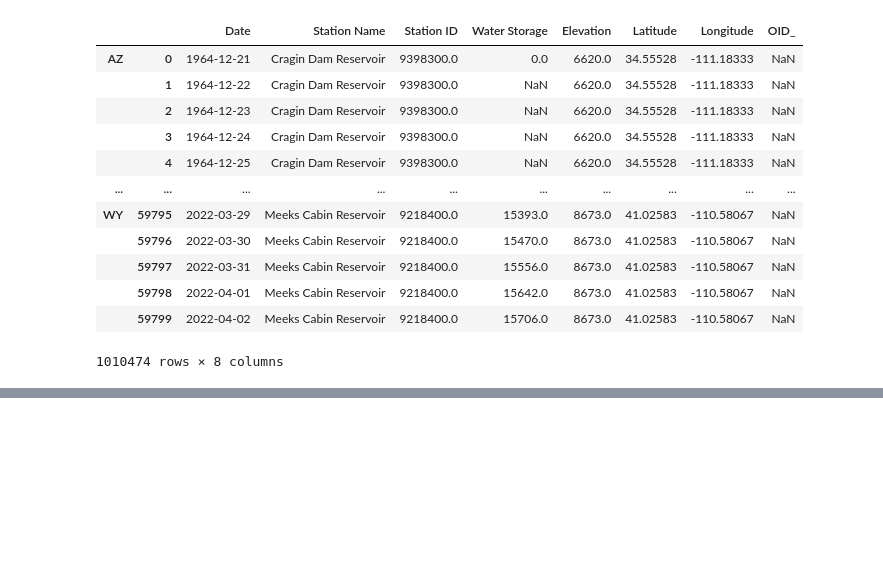
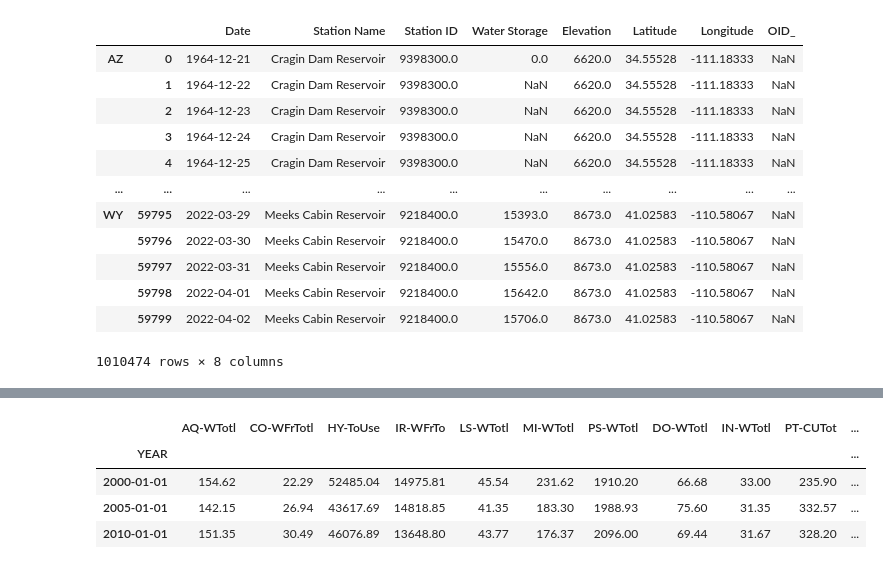
Before and after one commit to NaavSD/CO_River_Basin_SWE, a Jupyter notebook: Notebooks/Project_EDA.ipynb, the cells around one changed output, grey strips where cells are left out. Saved outputs shown, nothing was run; the diff lists cells and outputs as text; code cells hidden in the pictures; blank space fills up the shorter version.

```diff
--- a/Notebooks/Project_EDA.ipynb
+++ b/Notebooks/Project_EDA.ipynb
@@ -178,0 +317,30 @@ snow_data
+# %%
+def format_water_data(df, column):
+    df.index = pd.to_datetime(df['YEAR'], format='%Y', infer_datetime_format=True)
+    return df.groupby(df.index).aggregate({column : 'sum'})
+# %%
+aquaculture_withdrawals.index = pd.to_datetime(aquaculture_withdrawals['YEAR'], format='%Y', infer_datetime_format=True)
+# %%
+# format water withdrawal data
+aq_totls = format_water_data(aquaculture_withdrawals, 'AQ-WTotl')
+com_totls = format_water_data(commercial_withdrawals, 'CO-WFrTotl')
+hydro_totls = format_water_data(hydropower_withdrawals, 'HY-ToUse')
+irr_totls = format_water_data(irrigation_withdrawals, 'IR-WFrTo')
+ls_totls = format_water_data(livestock_withdrawals, 'LS-WTotl')
+mi_totls = format_water_data(mining_withdrawals, 'MI-WTotl')
+pub_totls = format_water_data(public_withdrawals, 'PS-WTotl')
+ss_dom_totls = format_water_data(ss_domestic_withdrawals, 'DO-WTotl')
+ss_ind_totls = format_water_data(ss_industrial_withdrawals, 'IN-WTotl')
+te_totls = format_water_data(thermoelectric_withdrawals, 'PT-CUTot')
+ww_totls = format_water_data(wastewater_withdrawals, 'WW-PuRet')
+# %%
+water_withdrawals = aq_totls.join([com_totls, hydro_totls, irr_totls, ls_totls, mi_totls,
+                                   pub_totls, ss_dom_totls, ss_ind_totls, te_totls, ww_totls])
+# %%
+water_withdrawals
+# %% [output]
+|  | AQ-WTotl | CO-WFrTotl | HY-ToUse | IR-WFrTo | LS-WTotl | MI-WTotl | PS-WTotl | DO-WTotl | IN-WTotl | PT-CUTot | ... |
+| YEAR |  |  |  |  |  |  |  |  |  |  | ... |
+| 2000-01-01 | 154.62 | 22.29 | 52485.04 | 14975.81 | 45.54 | 231.62 | 1910.20 | 66.68 | 33.00 | 235.90 | ... |
+| 2005-01-01 | 142.15 | 26.94 | 43617.69 | 14818.85 | 41.35 | 183.30 | 1988.93 | 75.60 | 31.35 | 332.57 | ... |
+| 2010-01-01 | 151.35 | 30.49 | 46076.89 | 13648.80 | 43.77 | 176.37 | 2096.00 | 69.44 | 31.67 | 328.20 | ... |
```
Also changed, not shown: parts of 34 cells of this notebook, 15 other files.
